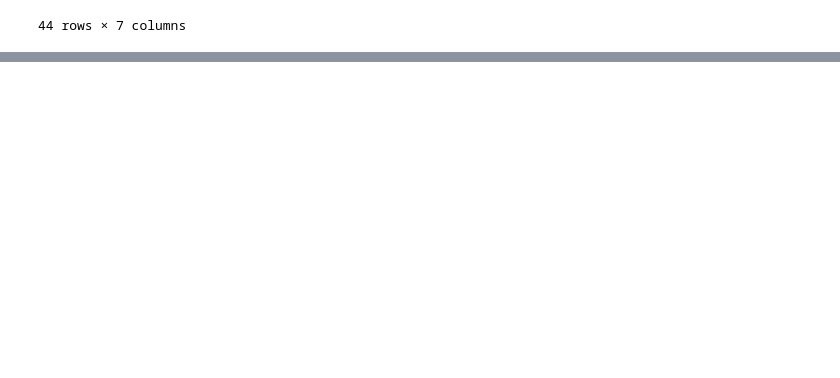
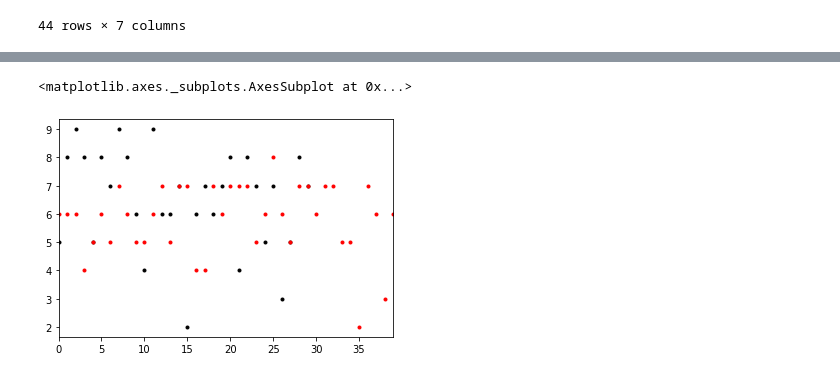
Before and after one commit to JuanLengyel/mintic_ingenieria_de_datos_con_python, a Jupyter notebook: jupyter/Pandas.ipynb, the cells around one changed output, grey strips where cells are left out. Drawn from its saved outputs; the diff is of its cells as text; code cells hidden in the pictures; blank space fills up the shorter version.

Commit message:
Implemented further data cleaning process

```diff
--- a/jupyter/Pandas.ipynb
+++ b/jupyter/Pandas.ipynb
@@ -326,0 +386,5 @@ semana
+# %%
+clean_semana = pd.read_csv('../clean_semana_2019_11_06_articles.csv')
+clean_eltiempo  = pd.read_csv('../clean_eltiempo_2019_11_06_articles.csv')
+
+clean_semana
@@ -326,0 +424,6 @@ semana
+# %%
+clean_semana['n_token_title'].plot(style='k.')
+clean_eltiempo['n_token_title'].plot(style='r.')
+# %% [output]
+<matplotlib.axes._subplots.AxesSubplot at 0x...>
+[figure, added]
```
Also changed, not shown: parts of 15 cells of this notebook, 1 other file.
